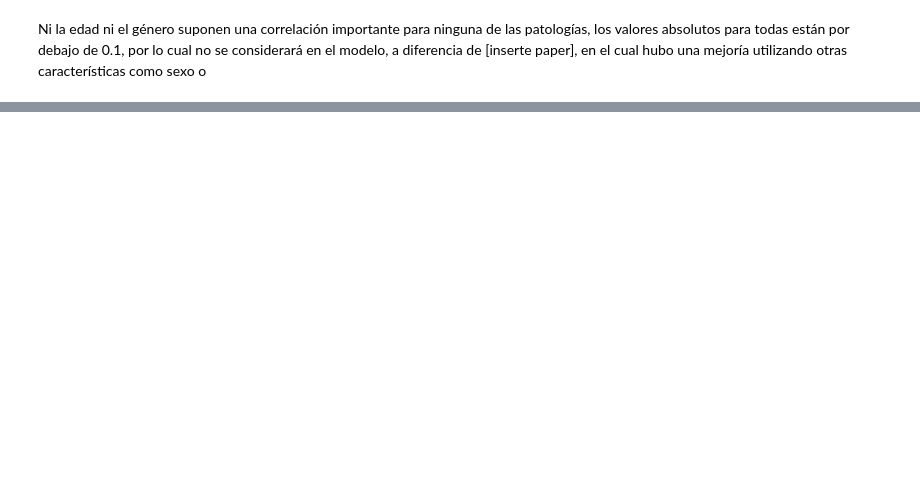
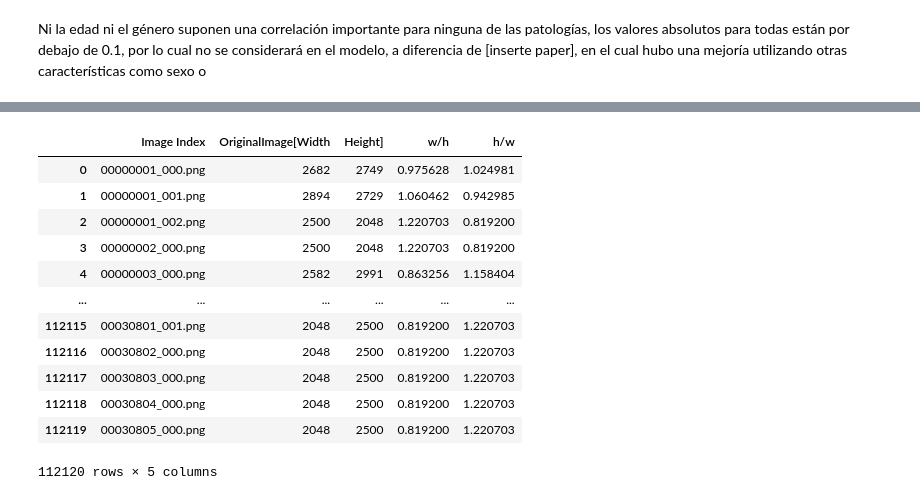
Before and after one commit to masolanoo/x-rays, a Jupyter notebook: main.ipynb, the cells around one changed output, grey strips where cells are left out. Saved outputs shown, nothing was run; the diff lists cells and outputs as text; code cells hidden in the pictures; blank space fills up the shorter version.

```diff
--- a/main.ipynb
+++ b/main.ipynb
@@ -190,0 +176,22 @@ Ni la edad ni el género suponen una correlación importante para ninguna de las
+# %%
+# dataframe de solo las patologías:
+w_h_df = df.loc[:,['Image Index','OriginalImage[Width', 'Height]']]
+# matriz de correlación
+#w_h_df.corr().style.background_gradient(cmap='coolwarm', vmin=-1, vmax=1).format(precision=4)
+w_h_df['w/h'] = df['OriginalImage[Width'] / df['Height]']
+w_h_df['h/w'] = df['Height]'] / df['OriginalImage[Width']
+w_h_df
+# %% [output]
+|  | Image Index | OriginalImage[Width | Height] | w/h | h/w |
+| 0 | 00000001_000.png | 2682 | 2749 | 0.975628 | 1.024981 |
+| 1 | 00000001_001.png | 2894 | 2729 | 1.060462 | 0.942985 |
+| 2 | 00000001_002.png | 2500 | 2048 | 1.220703 | 0.819200 |
+| 3 | 00000002_000.png | 2500 | 2048 | 1.220703 | 0.819200 |
+| 4 | 00000003_000.png | 2582 | 2991 | 0.863256 | 1.158404 |
+| ... | ... | ... | ... | ... | ... |
+| 112115 | 00030801_001.png | 2048 | 2500 | 0.819200 | 1.220703 |
+| 112116 | 00030802_000.png | 2048 | 2500 | 0.819200 | 1.220703 |
+| 112117 | 00030803_000.png | 2048 | 2500 | 0.819200 | 1.220703 |
+| 112118 | 00030804_000.png | 2048 | 2500 | 0.819200 | 1.220703 |
+| 112119 | 00030805_000.png | 2048 | 2500 | 0.819200 | 1.220703 |
+112120 rows × 5 columns
```
Also changed, not shown: parts of 7 cells of this notebook.
